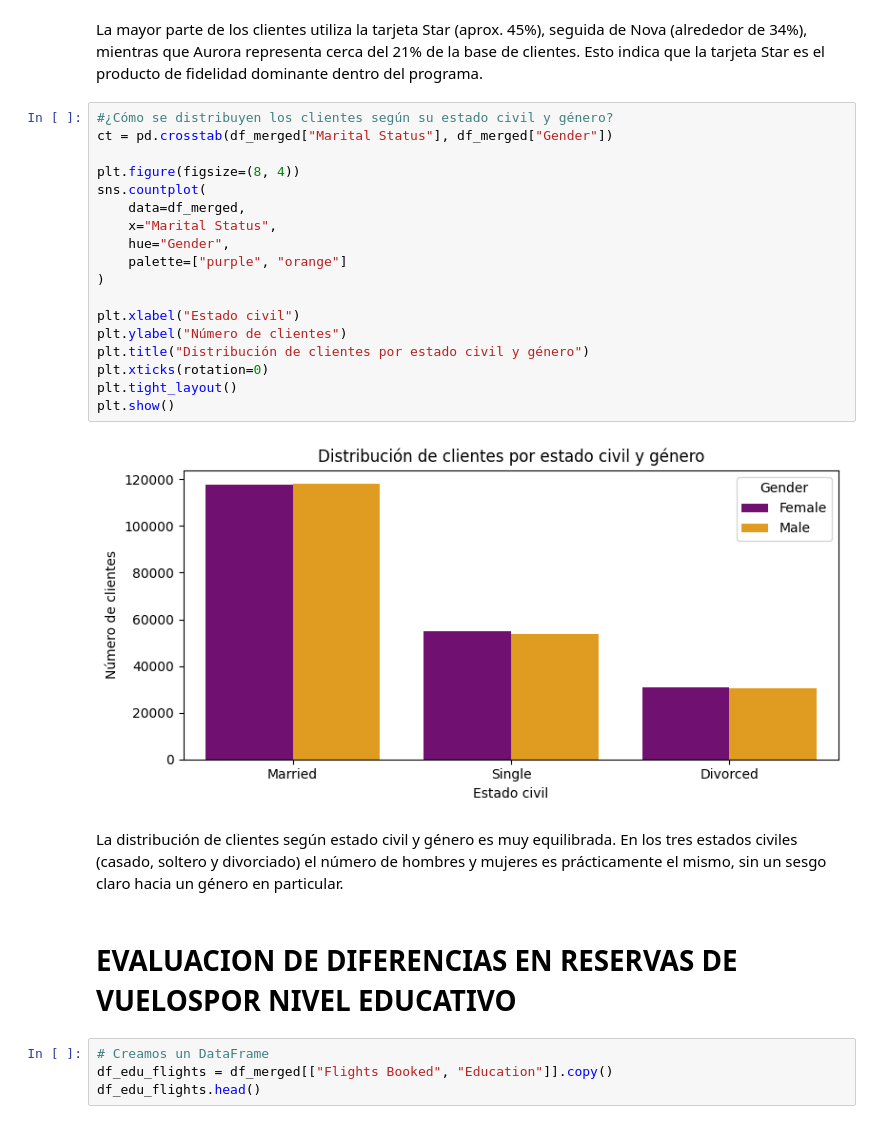
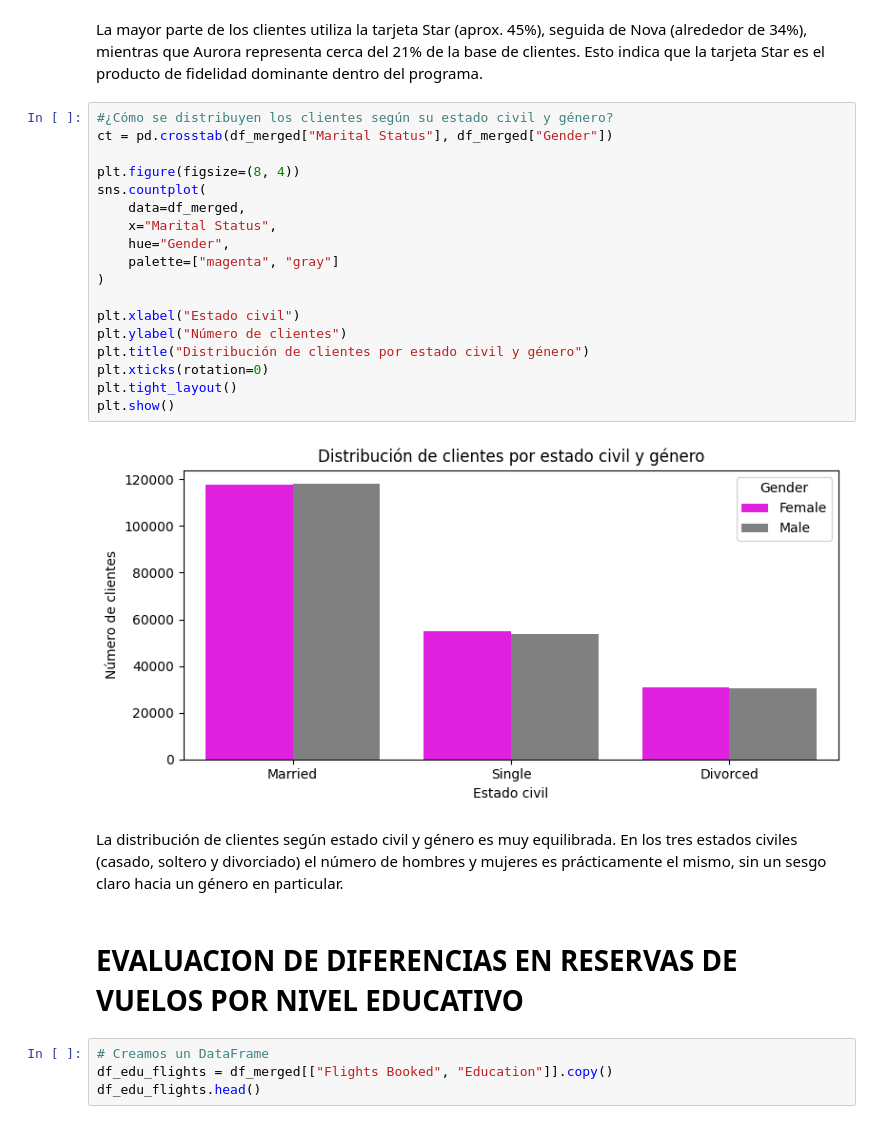
Before and after one commit to Adalab/bda-modulo-3-evaluacion-final-Ruthpsegovia, a Jupyter notebook: Evaluacion-Modulo-3-Ruth-Perez-Segovia.ipynb, the cells around one changed output. Cells and saved outputs as stored; diff of their text form.

```diff
--- a/Evaluacion-Modulo-3-Ruth-Perez-Segovia.ipynb
+++ b/Evaluacion-Modulo-3-Ruth-Perez-Segovia.ipynb
@@ -588,27 +600,27 @@ La mayor parte de los clientes utiliza la tarjeta Star (aprox. 45%), seguida de
 # %%
 #¿Cómo se distribuyen los clientes según su estado civil y género?
 ct = pd.crosstab(df_merged["Marital Status"], df_merged["Gender"])
 
 plt.figure(figsize=(8, 4))
 sns.countplot(
     data=df_merged,
     x="Marital Status",
     hue="Gender",
-    palette=["purple", "orange"]
+    palette=["magenta", "gray"]
 )
 
 plt.xlabel("Estado civil")
 plt.ylabel("Número de clientes")
 plt.title("Distribución de clientes por estado civil y género")
 plt.xticks(rotation=0)
 plt.tight_layout()
 plt.show()
 # %% [output]
-[figure, old version]
+[figure, new version]
 # %% [markdown]
 La distribución de clientes según estado civil y género es muy equilibrada. En los tres estados civiles (casado, soltero y divorciado) el número de hombres y mujeres es prácticamente el mismo, sin un sesgo claro hacia un género en particular.
 # %% [markdown]
-# EVALUACION DE DIFERENCIAS EN RESERVAS DE VUELOSPOR NIVEL EDUCATIVO
+# EVALUACION DE DIFERENCIAS EN RESERVAS DE VUELOS POR NIVEL EDUCATIVO
 # %%
 # Creamos un DataFrame
 df_edu_flights = df_merged[["Flights Booked", "Education"]].copy()
```
Also changed, not shown: parts of 16 cells of this notebook.
